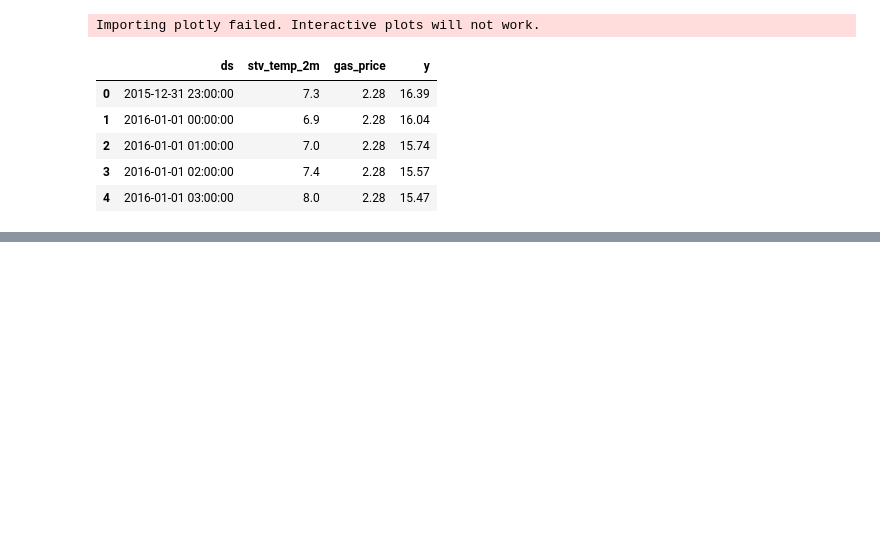
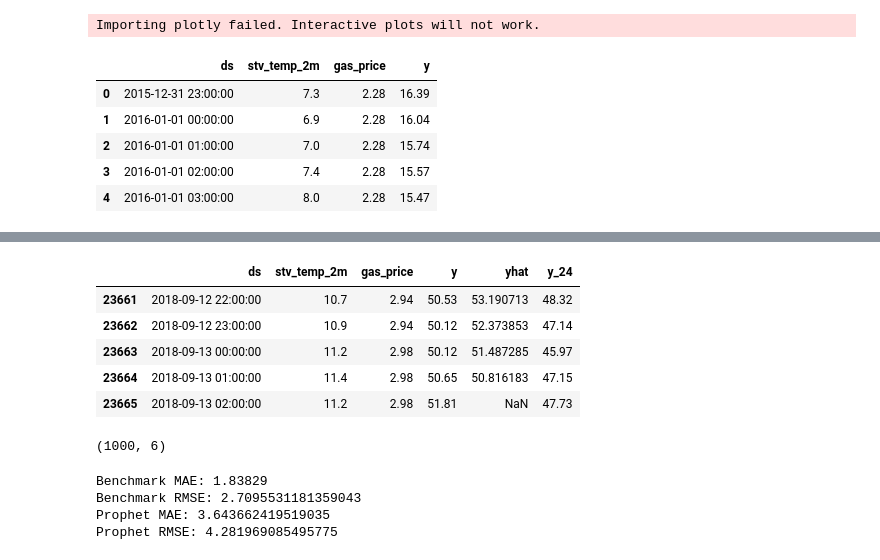
Before and after one commit to bjerkemj/TDT4259, a Jupyter notebook: final/predictions.ipynb, the cells around one changed output, grey strips where cells are left out. Cells and saved outputs as stored; diff of their text form; code cells hidden in the pictures; blank space fills up the shorter version.

Commit message:
final results

```diff
--- a/final/predictions.ipynb
+++ b/final/predictions.ipynb
@@ -94,0 +107,9 @@ print(forecast_results_df)
+# %%
+# Ensure 'ds' column in both DataFrames is of datetime type
+df['ds'] = pd.to_datetime(df['ds'])
+forecast_results_df['ds'] = pd.to_datetime(forecast_results_df['ds'])
+
+# Merge forecast_results_df with original data
+full_df = df.merge(forecast_results_df, on='ds', how='left')
+
+full_df.head()
@@ -94,0 +123,41 @@ print(forecast_results_df)
+# %%
+# Create a column y_24 where y_24 is the value of y 24 hours ahead
+full_df['y_24'] = full_df['y'].shift(24)
+
+full_df.tail()
+# %% [output]
+|  | ds | stv_temp_2m | gas_price | y | yhat | y_24 |
+| 23661 | 2018-09-12 22:00:00 | 10.7 | 2.94 | 50.53 | 53.190713 | 48.32 |
+| 23662 | 2018-09-12 23:00:00 | 10.9 | 2.94 | 50.12 | 52.373853 | 47.14 |
+| 23663 | 2018-09-13 00:00:00 | 11.2 | 2.98 | 50.12 | 51.487285 | 45.97 |
+| 23664 | 2018-09-13 01:00:00 | 11.4 | 2.98 | 50.65 | 50.816183 | 47.15 |
+| 23665 | 2018-09-13 02:00:00 | 11.2 | 2.98 | 51.81 | NaN | 47.73 |
+# %%
+# Index out the 1000 rows with preidictions
+predictions = full_df.tail(1001)
+predictions = predictions.head(1000)
+
+predictions.shape
+# %% [output]
+(1000, 6)
+# %%
+# Calculate benchmark, MAE and RMSE of y and y_24
+from sklearn.metrics import mean_absolute_error, mean_squared_error
+
+# Benchmark
+benchmark_mae = mean_absolute_error(predictions['y'], predictions['y_24'])
+benchmark_rmse = mean_squared_error(predictions['y'], predictions['y_24'], squared=False)
+
+# Prophet
+prophet_mae = mean_absolute_error(predictions['y'], predictions['yhat'])
+prophet_rmse = mean_squared_error(predictions['y'], predictions['yhat'], squared=False)
+
+print(f"Benchmark MAE: {benchmark_mae}")
+print(f"Benchmark RMSE: {benchmark_rmse}")
+print(f"Prophet MAE: {prophet_mae}")
+print(f"Prophet RMSE: {prophet_rmse}")
+# %% [output]
+Benchmark MAE: 1.83829
+Benchmark RMSE: 2.7095531181359043
+Prophet MAE: 3.643662419519035
+Prophet RMSE: 4.281969085495775
```
Also changed, not shown: parts of 4 cells of this notebook, 1 other file.
